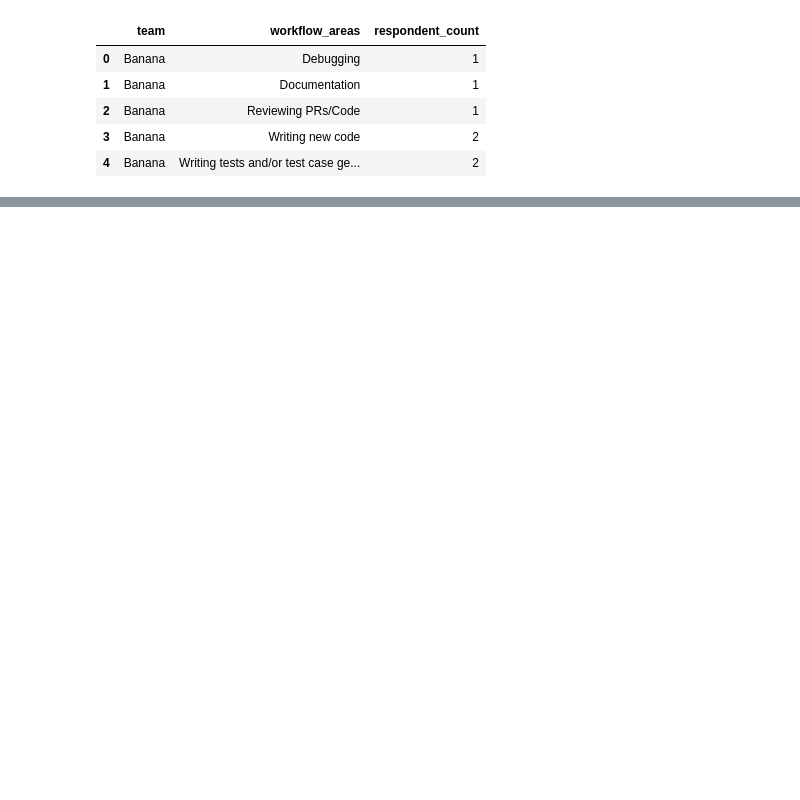
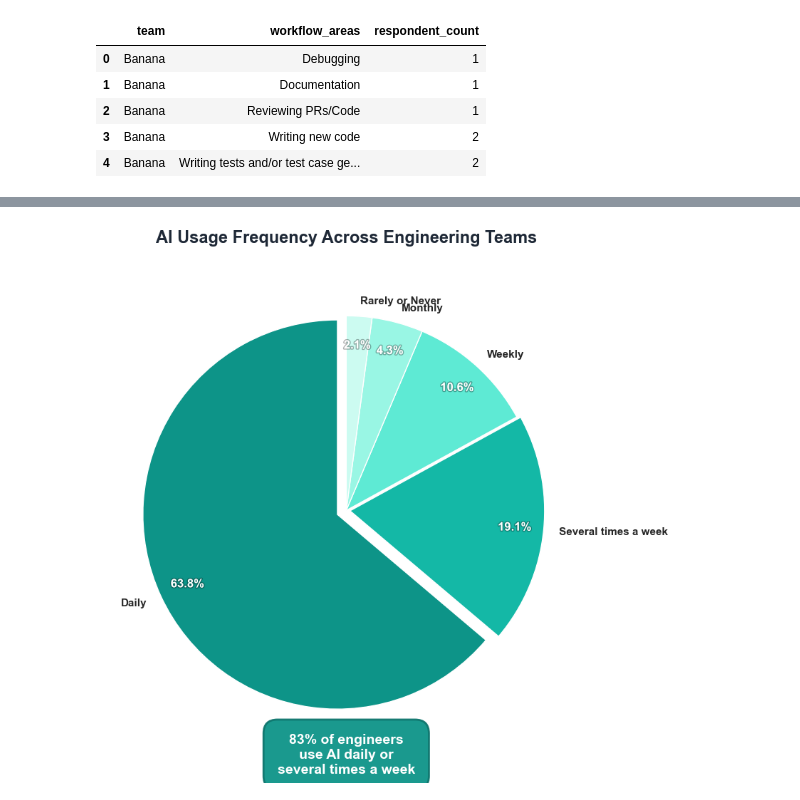
Before and after one commit to andrewdennis117/AI_Usage_Survey_visualization, a Jupyter notebook: notebooks/01_eda.ipynb, the cells around one changed output, grey strips where cells are left out. Drawn from its saved outputs; the diff is of its cells as text; code cells hidden in the pictures; blank space fills up the shorter version.

```diff
--- a/notebooks/01_eda.ipynb
+++ b/notebooks/01_eda.ipynb
@@ -405,0 +424,92 @@ plt.show()
+# %%
+
+# Pie chart: AI usage frequency across all teams
+from matplotlib import patheffects
+
+frequency_col = 'How frequently do you currently use AI tools/models in your development process?'
+
+# Define frequency order and count distribution
+frequency_order = ['Daily', 'Several times a week', 'Weekly', 'Monthly', 'Rarely or Never']
+frequency_counts = (
+    df_raw[frequency_col]
+    .value_counts()
+    .reindex(frequency_order, fill_value=0)
+)
+
+# Calculate key statistics
+total_responses = len(df_raw.dropna(subset=[frequency_col]))
+regular_users = frequency_counts['Daily'] + frequency_counts['Several times a week']
+regular_percentage = (regular_users / total_responses) * 100
+
+# Create pie chart with modern, vibrant colors
+fig, ax = plt.subplots(figsize=(10, 8))
+
+# Vibrant gradient: deep teal to emerald green (most frequent) to soft pastels (least frequent)
+colors = ['#0D9488', '#14B8A6', '#5EEAD4', '#99F6E4', '#CCFBF1']
+
+wedges, texts, autotexts = ax.pie(
+    frequency_counts.values,
+    labels=frequency_counts.index,
+    autopct='%1.1f%%',
+    startangle=90,
+    colors=colors,
+    textprops={'fontsize': 11, 'weight': 'bold'},
+    pctdistance=0.85,
+    labeldistance=1.08,
+    explode=(0.05, 0.02, 0, 0, 0)  # Slight explode for most frequent segments
+)
+
+# Enhance text readability with shadow effect
+for autotext in autotexts:
+    autotext.set_color('white')
+    autotext.set_fontsize(12)
+    autotext.set_weight('bold')
+    autotext.set_path_effects([
+        patheffects.withStroke(linewidth=2, foreground='black', alpha=0.3)
+    ])
+
+for text in texts:
+    text.set_fontsize(11)
+    text.set_weight('bold')
+
+# Add title with better styling
+ax.set_title(
+    'AI Usage Frequency Across Engineering Teams',
+    fontsize=17,
+    weight='bold',
+    pad=25,
+    color='#1F2937'
+)
+
+# Add key statistic annotation with modern styling
+stat_text = f'{regular_percentage:.0f}% of engineers\nuse AI daily or\nseveral times a week'
+ax.text(
+    0, -1.35,
+    stat_text,
+    ha='center',
+    fontsize=14,
+    weight='bold',
+    bbox=dict(
+        boxstyle='round,pad=1.0',
+        facecolor='#0D9488',
+        edgecolor='#0F766E',
+        alpha=0.95,
+        linewidth=2
+    ),
+    color='white'
+)
+
+plt.tight_layout()
+plt.show()
+
+# Print formatted summary statistics
+print("\n📊 Frequency Distribution:")
+print("-" * 50)
+for freq, count in frequency_counts.items():
+    pct = (count / total_responses) * 100
+    bar = "█" * int(pct / 2)
+    print(f"  {freq:25s}: {count:2d} ({pct:5.1f}%) {bar}")
+print("-" * 50)
+print(f"\n✨ Key Insight: {regular_users} out of {total_responses} respondents ({regular_percentage:.1f}%) use AI regularly")
+# %% [output]
+[figure, added]
```
Also changed, not shown: parts of 18 cells of this notebook, 1 other file.
